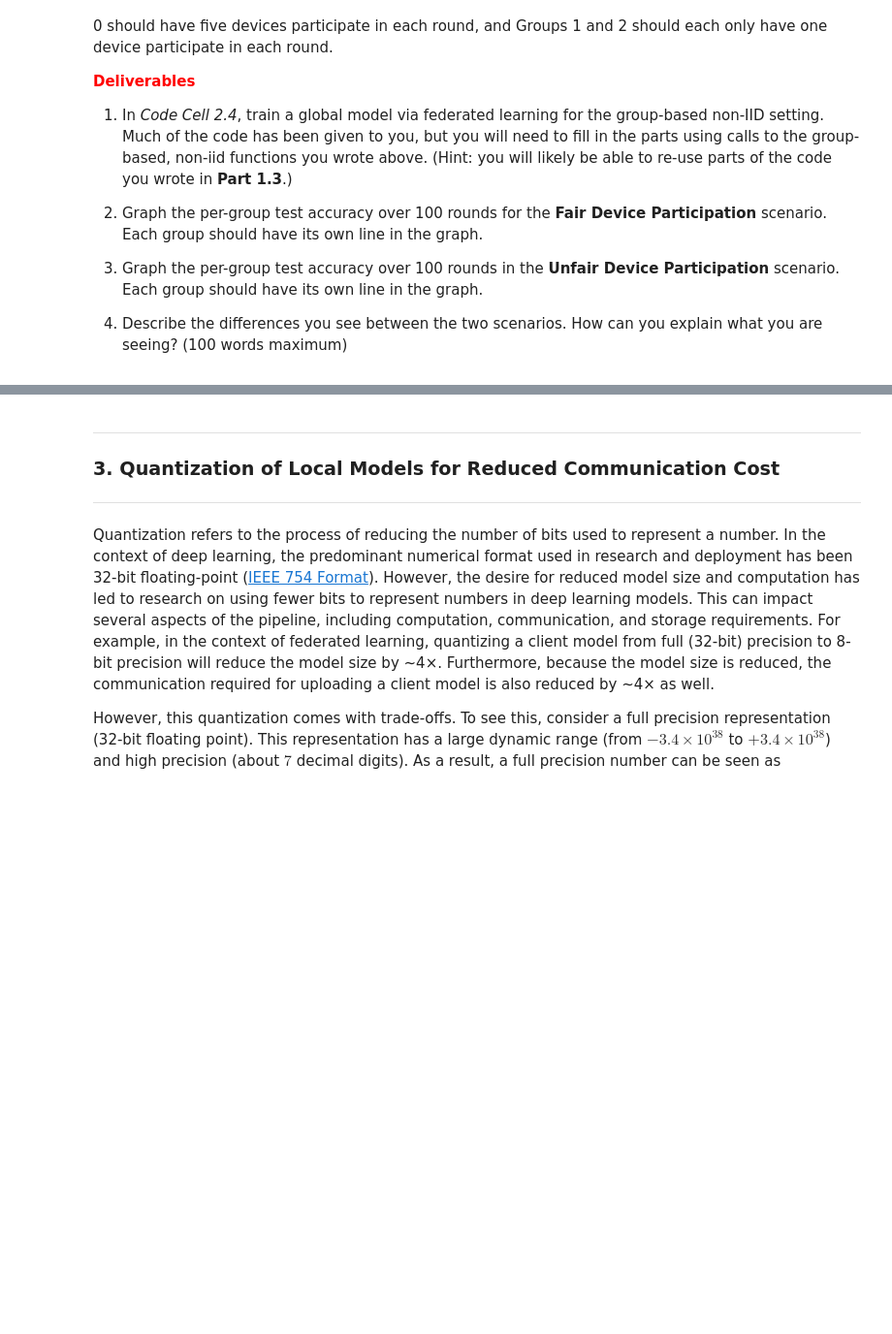
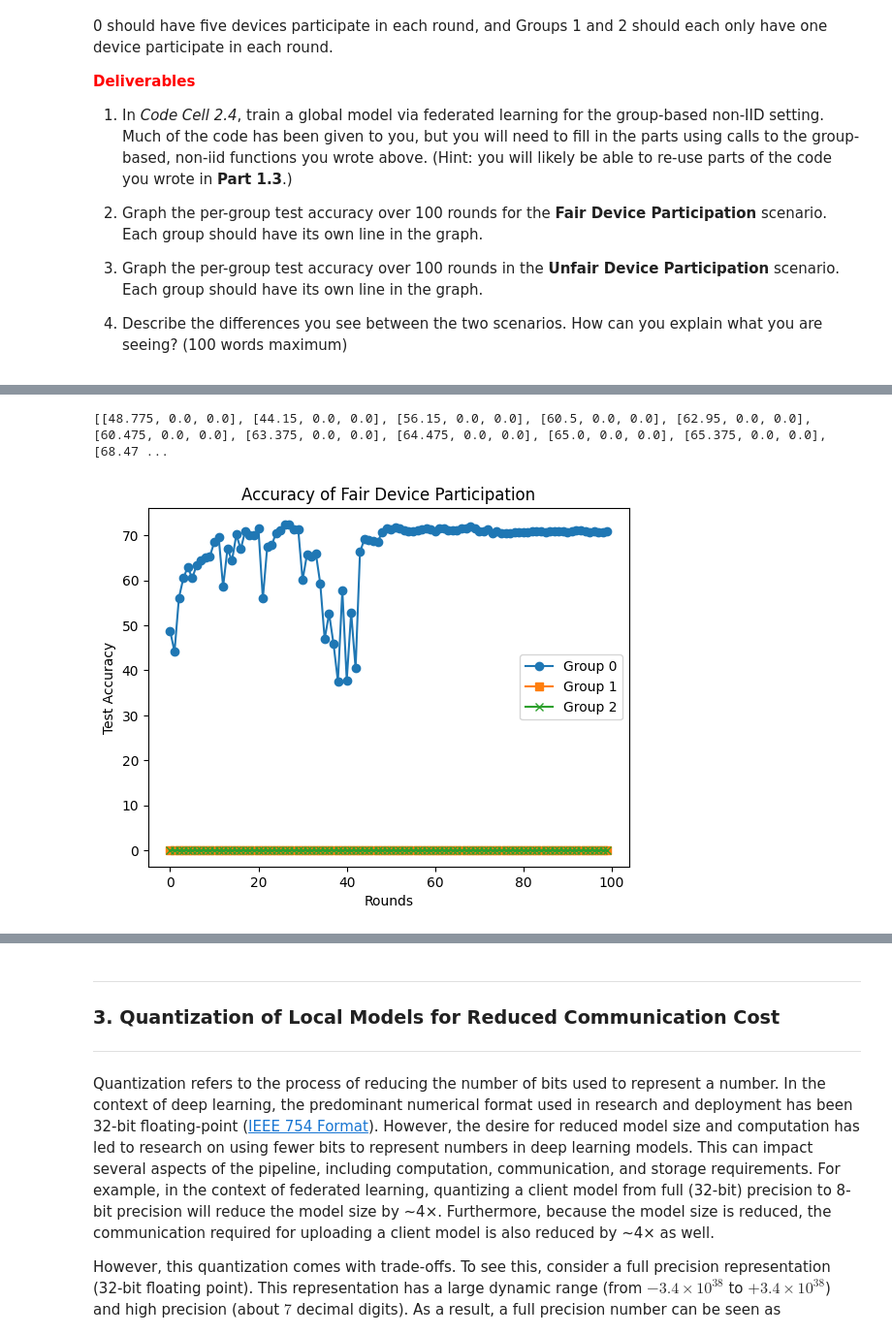
Before and after one commit to andrewmlu/cs242-pa3, a Jupyter notebook: CS242_Assignment_3_Andrew_Lu_Alex_Wilentz_Carl_Ho.ipynb, the cells around one changed output, grey strips where cells are left out. Shown: that part at 97% size. Saved outputs shown, nothing was run; the diff lists cells and outputs as text; code cells hidden in the pictures; blank space fills up the shorter version.

```diff
--- a/CS242_Assignment_3_Andrew_Lu_Alex_Wilentz_Carl_Ho.ipynb
+++ b/CS242_Assignment_3_Andrew_Lu_Alex_Wilentz_Carl_Ho.ipynb
@@ -596,7 +674,14 @@ You may want to add additional input parameters depending on your implementation
 def get_devices_for_round_GROUP(devices, device_nums, user_group_idxs):
   # PART 2.2: Implement!
   # Assume first 20 are group 0, second 20 are group 1, third 20 are group 2
-  pass
+  num_devices = len(devices)
+
+  ret_devs = []
+  for i in range(3):
+    device_idxs = random.sample(range(i*20, (i+1) * 20), device_nums[i])
+    ret_devs += [devices[i] for i in device_idxs]
+
+  return ret_devs
 # %% [markdown]
 ---
 **Group-based Testing**
@@ -667,7 +804,7 @@ Group 0 should have five devices participate in each round, and Groups 1 and 2 s
 rounds = 100
 local_epochs = 1
 num_items_per_device = 5000
-device_nums = [5, 1, 1]
+device_nums = [1, 1, 1]
 net = ConvNet().cuda()
 criterion = nn.CrossEntropyLoss()
 milestones=[250, 500, 750]
@@ -676,17 +813,15 @@ milestones=[250, 500, 750]
 data_idxs = noniid_group_sampler(trainset, num_items_per_device)
 
 # Part 2.4: Implement device creation here
-devices = [] # Implement this!
+devices = [create_device(net, 'cuda' + str(i), trainset, data_idxs[i]) for i in range(60)] # Implement this!
 
 test_idxs = cifar_noniid_group_test(testset)
 ## Non-IID Federated Learning
 start_time = time.time()
 for round_num in range(rounds):
-
+    print(f"Round: {round_num}\n")
     # Get devices for each round
     round_devices = get_devices_for_round_GROUP(devices, device_nums, None)
-
-    print('Round: ', round_num)
     for device in round_devices:
         for local_epoch in range(local_epochs):
             train(local_epoch, device)
@@ -701,7 +836,7 @@ for round_num in range(rounds):
         device['scheduler'].step()
 
     # Test accuracy
-    test_group(round_num, device, test_idxs)
+    test_group(round_num, devices[0], test_idxs)
 
 total_time = time.time() - start_time
 print('Total training time: {} seconds'.format(total_time))
@@ -707,0 +861,15 @@ print('Total training time: {} seconds'.format(total_time))
+# %%
+plt.plot([elt[0] for elt in device['test_acc_tracker']], label='Group 0', marker='o')
+plt.plot([elt[1] for elt in device['test_acc_tracker']], label='Group 1', marker='s')
+plt.plot([elt[2] for elt in device['test_acc_tracker']], label='Group 2', marker='x')
+
+plt.xlabel('Rounds')
+plt.ylabel('Test Accuracy')
+plt.title('Accuracy of Fair Device Participation')
+
+plt.legend()
+
+print(device['test_acc_tracker'])
+# %% [output]
+[[48.775, 0.0, 0.0], [44.15, 0.0, 0.0], [56.15, 0.0, 0.0], [60.5, 0.0, 0.0], [62.95, 0.0, 0.0], [60.475, 0.0, 0.0], [63.375, 0.0, 0.0], [64.475, 0.0, 0.0], [65.0, 0.0, 0.0], [65.375, 0.0, 0.0], [68.47 ...
+[figure, added]
```
Also changed, not shown: parts of 16 cells of this notebook.
